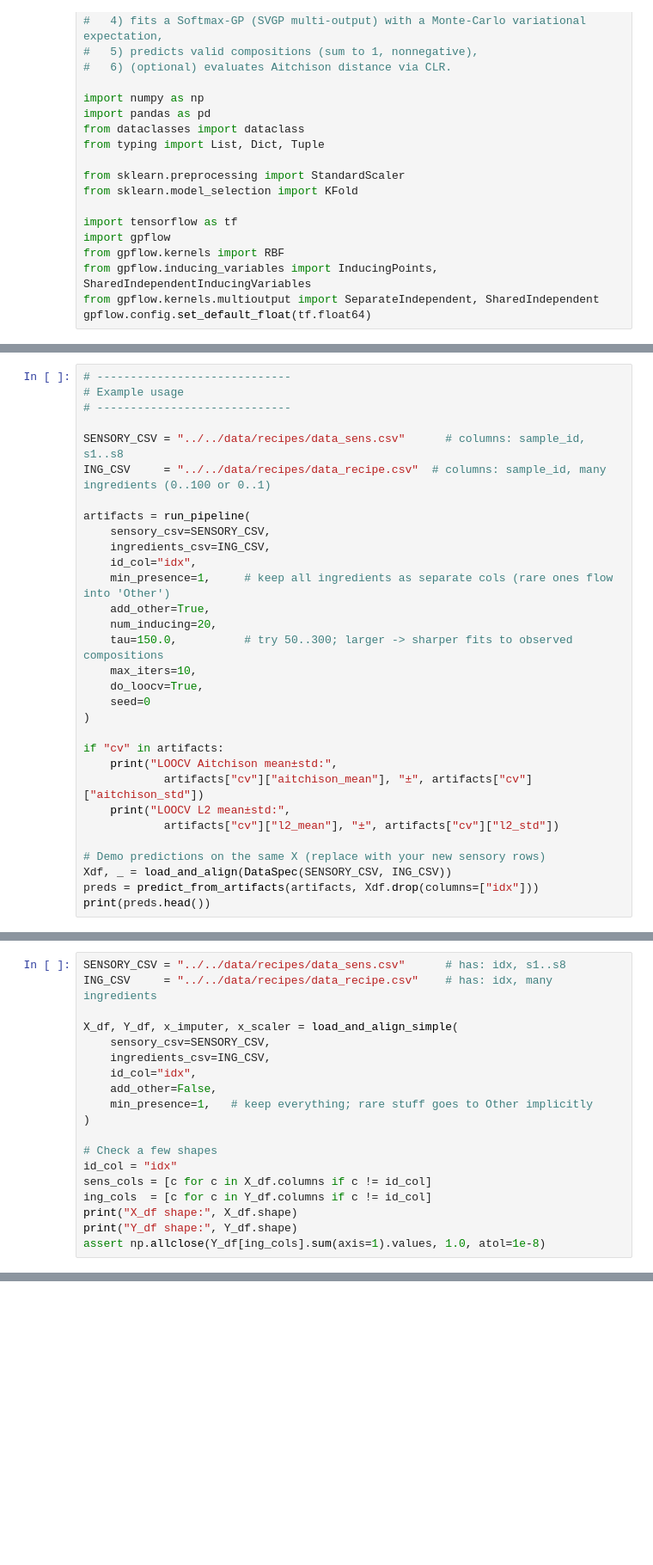
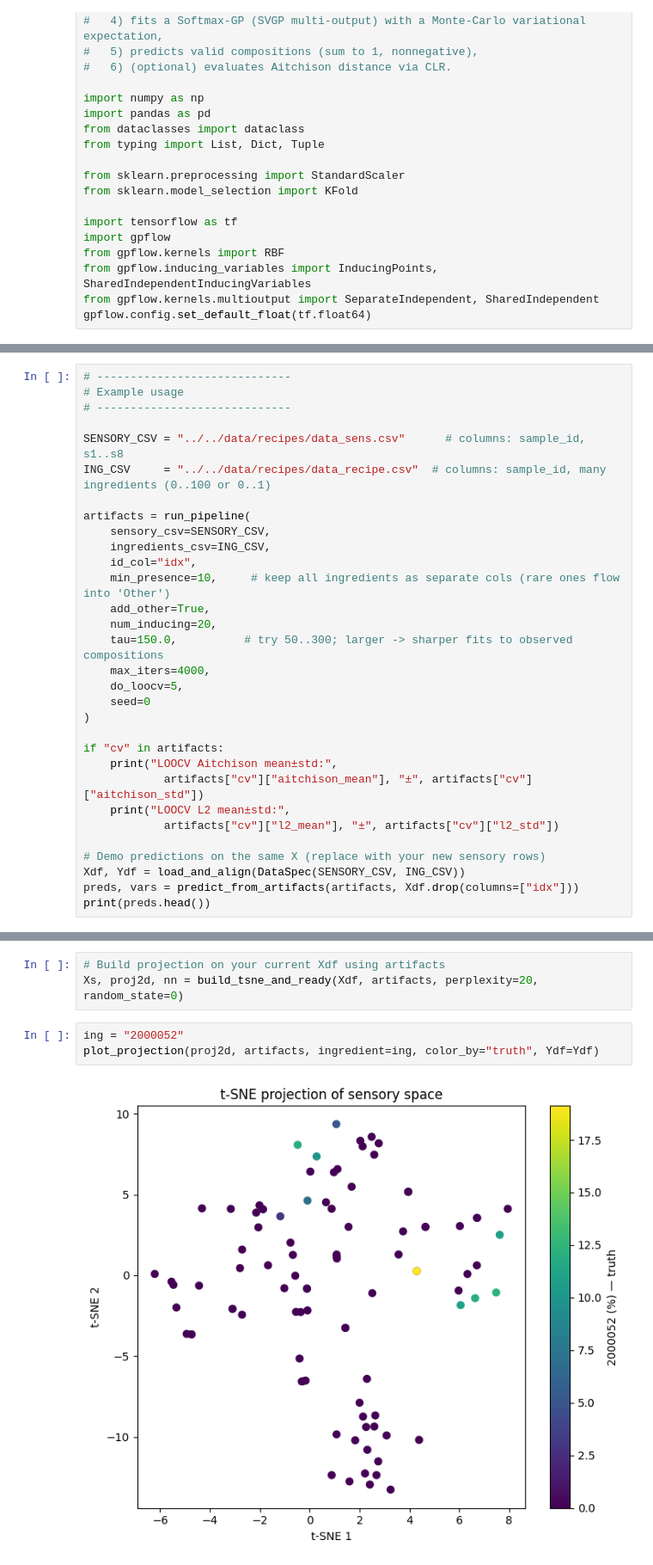
Before and after one commit to UN-GCPDS/python-gcpds.luker_multiple_annotators, a Jupyter notebook: notebooks/recipes/model.ipynb, the cells around one changed output, grey strips where cells are left out. Shown at 86% size. Saved outputs shown, nothing was run; the diff lists cells and outputs as text; blank space fills up the shorter version.

```diff
--- a/notebooks/recipes/model.ipynb
+++ b/notebooks/recipes/model.ipynb
@@ -482,12 +556,12 @@ artifacts = run_pipeline(
     sensory_csv=SENSORY_CSV,
     ingredients_csv=ING_CSV,
     id_col="idx",
-    min_presence=1,     # keep all ingredients as separate cols (rare ones flow into 'Other')
+    min_presence=10,     # keep all ingredients as separate cols (rare ones flow into 'Other')
     add_other=True,
     num_inducing=20,
     tau=150.0,          # try 50..300; larger -> sharper fits to observed compositions
-    max_iters=10,
-    do_loocv=True,
+    max_iters=4000,
+    do_loocv=5,
     seed=0
 )
 
@@ -498,7 +572,7 @@ if "cv" in artifacts:
             artifacts["cv"]["l2_mean"], "±", artifacts["cv"]["l2_std"])
 
 # Demo predictions on the same X (replace with your new sensory rows)
-Xdf, _ = load_and_align(DataSpec(SENSORY_CSV, ING_CSV))
-preds = predict_from_artifacts(artifacts, Xdf.drop(columns=["idx"]))
+Xdf, Ydf = load_and_align(DataSpec(SENSORY_CSV, ING_CSV))
+preds, vars = predict_from_artifacts(artifacts, Xdf.drop(columns=["idx"]))
 print(preds.head())
 # %% [output]
@@ -582,19 +595,0 @@ def load_and_align_simple(
-# %%
-SENSORY_CSV = "../../data/recipes/data_sens.csv"      # has: idx, s1..s8
-ING_CSV     = "../../data/recipes/data_recipe.csv"    # has: idx, many ingredients
-
-X_df, Y_df, x_imputer, x_scaler = load_and_align_simple(
-    sensory_csv=SENSORY_CSV,
-    ingredients_csv=ING_CSV,
-    id_col="idx",
-    add_other=False,
-    min_presence=1,   # keep everything; rare stuff goes to Other implicitly
-)
-
-# Check a few shapes
-id_col = "idx"
-sens_cols = [c for c in X_df.columns if c != id_col]
-ing_cols  = [c for c in Y_df.columns if c != id_col]
-print("X_df shape:", X_df.shape)
-print("Y_df shape:", Y_df.shape)
-assert np.allclose(Y_df[ing_cols].sum(axis=1).values, 1.0, atol=1e-8)
@@ -660,0 +945,8 @@ Round-trip row sums (first 3): [1. 1. 1.]
+# %%
+# Build projection on your current Xdf using artifacts
+Xs, proj2d, nn = build_tsne_and_ready(Xdf, artifacts, perplexity=20, random_state=0)
+# %%
+ing = "2000052"
+plot_projection(proj2d, artifacts, ingredient=ing, color_by="truth", Ydf=Ydf)
+# %% [output]
+[figure, added]
```
Also changed, not shown: parts of 11 cells of this notebook, 5 other files.
